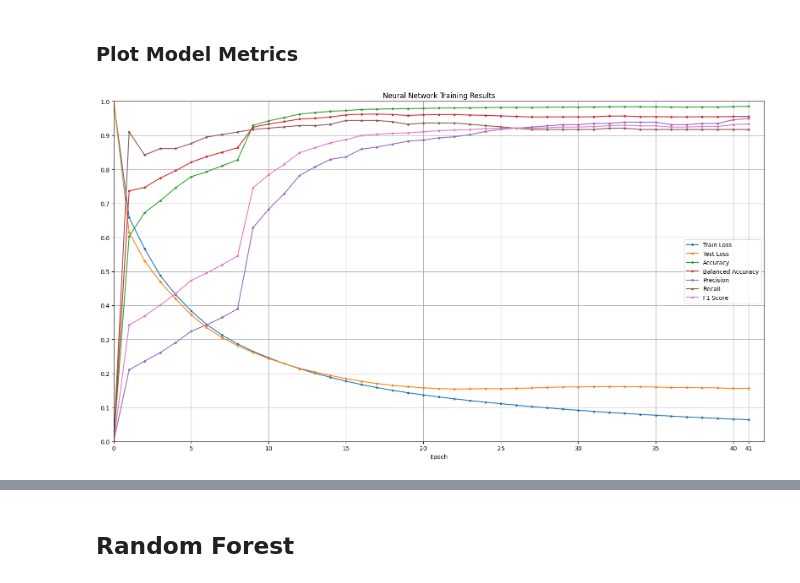
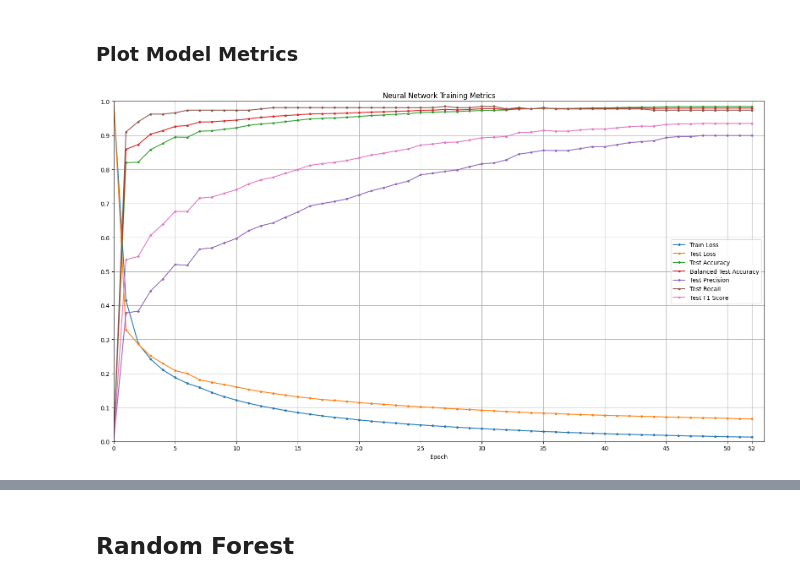
Before and after one commit to mxadams/CSCI575-project, a Jupyter notebook: project.ipynb, the cells around one changed output, grey strips where cells are left out. Saved outputs shown, nothing was run; the diff lists cells and outputs as text; code cells hidden in the pictures.

```diff
--- a/project.ipynb
+++ b/project.ipynb
@@ -70,15 +73,12 @@ https://www.kaggle.com/datasets/amineipad/drone-sound-audio-detection
 ## Exploration
 # %%
 clip_lengths = np.array([])
-sample_rates = np.array([])
 for filename in os.listdir(DIR_DRONE):
     samplerate, data = wavfile.read(os.path.join(DIR_DRONE, filename))
     clip_lengths = np.append(clip_lengths, data.shape[0] / samplerate)
-    sample_rates = np.append(sample_rates, samplerate)
 for filename in os.listdir(DIR_UNKNOWN):
     samplerate, data = wavfile.read(os.path.join(DIR_UNKNOWN, filename))
     clip_lengths = np.append(clip_lengths, data.shape[0] / samplerate)
-    sample_rates = np.append(sample_rates, samplerate)
 plt.figure(figsize=(11, 4))
 plt.hist(clip_lengths, bins=int(np.sqrt(len(clip_lengths))))
 plt.title("Audio Clip Lengths")
@@ -111,13 +149,14 @@ def wav_to_data(filepath, num_features: int = NUM_FREQUENCIES):
     features = np.nan_to_num(features, nan=0.0)
     features = np.clip(features, 0.0, None)
     features = np.log1p(features)
+    features = np.append(features, extract_features(data, len(fft_val)))
     return features.astype(np.float32)
 # %%
 def load_dataset(dir_drone, dir_unknown, num_features: int = NUM_FREQUENCIES):
     X = []
     y = []
     for label, folder in [(0, dir_drone), (1, dir_unknown)]:
-        for filename in sorted(os.listdir(folder)):
+        for filename in tqdm(sorted(os.listdir(folder))):
             if not filename.lower().endswith(".wav"):
                 continue
             filepath = os.path.join(folder, filename)
@@ -207,7 +247,7 @@ class NeuralNet(torch.nn.Module):
     def __init__(self):
         super().__init__()
         self.network = torch.nn.Sequential(
-            torch.nn.Linear(NUM_FREQUENCIES - 1, 2**12),
+            torch.nn.Linear(88 + NUM_FREQUENCIES - 1, 2**12),
             torch.nn.ReLU(),
             torch.nn.Linear(2**12, 2**9),
             torch.nn.ReLU(),
@@ -348,28 +390,32 @@ Epoch  12/256  |  Train loss: 0.2139  |  Test loss: 0.2153  |  Acc: 0.9624  |  B
 # %%
 plt.figure(figsize=(16, 9))
 plt.plot(plot_data["epoch"], plot_data["train_loss"], ".-", label="Train Loss")
 plt.plot(plot_data["epoch"], plot_data["test_loss"], ".-", label="Test Loss")
-plt.plot(plot_data["epoch"], plot_data["accuracy"], ".-", label="Accuracy")
+plt.plot(plot_data["epoch"], plot_data["accuracy"], ".-", label="Test Accuracy")
 plt.plot(
-    plot_data["epoch"], plot_data["balanced_accuracy"], ".-", label="Balanced Accuracy"
+    plot_data["epoch"],
+    plot_data["balanced_accuracy"],
+    ".-",
+    label="Balanced Test Accuracy",
 )
-plt.plot(plot_data["epoch"], plot_data["precision"], ".-", label="Precision")
-plt.plot(plot_data["epoch"], plot_data["recall"], ".-", label="Recall")
-plt.plot(plot_data["epoch"], plot_data["f1-score"], ".-", label="F1 Score")
-# plt.plot(plot_data["epoch"], plot_data["pr-auc"], ".-", label="Average Precision")
+plt.plot(plot_data["epoch"], plot_data["precision"], ".-", label="Test Precision")
+plt.plot(plot_data["epoch"], plot_data["recall"], ".-", label="Test Recall")
+plt.plot(plot_data["epoch"], plot_data["f1-score"], ".-", label="Test F1 Score")
+# plt.plot(plot_data["epoch"], plot_data["pr-auc"], ".-", label="Average Test Precision")
 plt.xlim([0, len(plot_data["epoch"])])
 plt.ylim([0, 1])
 plt.xticks(np.append(np.arange(0, len(plot_data["epoch"]), 5), plot_data["epoch"][-1]))
 plt.yticks(np.arange(0.0, 1.1, 0.1))
 plt.legend()
 plt.grid()
-plt.title("Neural Network Training Results")
+plt.title("Neural Network Training Metrics")
 plt.xlabel("Epoch")
 plt.tight_layout()
+plt.savefig("nn_training.png", format="png")
 plt.show()
 plt.close()
 # %% [output]
-[figure, old version]
+[figure, new version]
 # %%
 metrics = evaluate_nn(
     model=model, test_loader=test_loader, criterion=criterion, device=DEVICE
```
Also changed, not shown: parts of 14 cells of this notebook, 1 other file.
